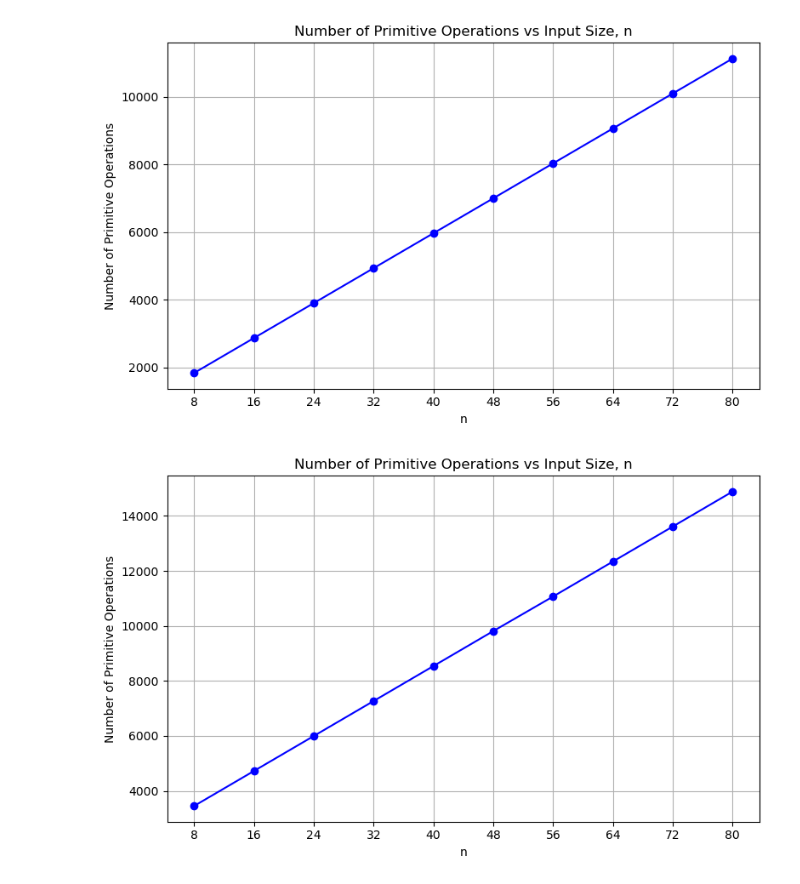
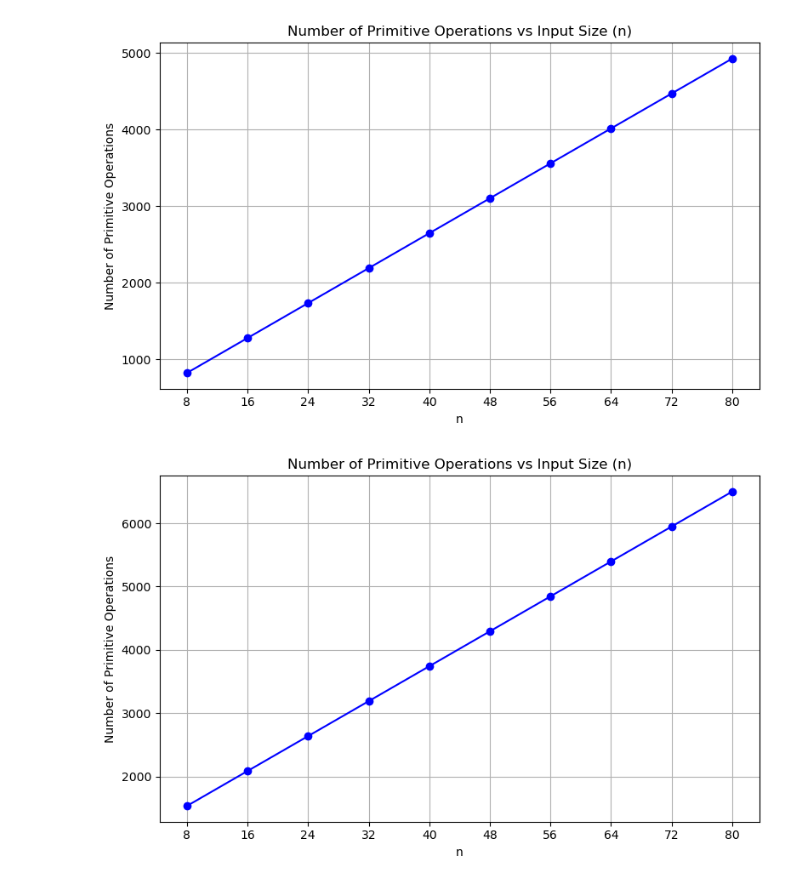
Before and after one commit to Yuan-0210/cpt212-assignment1, a Jupyter notebook: graph.ipynb, the cells around one changed output. Drawn from its saved outputs; the diff is of its cells as text; code cells hidden in the pictures.

Commit message:
done updating the graph

```diff
--- a/graph.ipynb
+++ b/graph.ipynb
@@ -1,16 +1,11 @@
 # %%
-# Graph of Algorithm 1
-
-# n=8, counter=1832; n=16, counter=2866; n=24, counter=3900 , n=32, counter=4932, n=40, counter=5964.
-# n=48. counter=6996 n=56, counter=8028, n=64, counter=9060, , n=72, counter=10092, n=80, counter=11124
-# counter from n=16 to n=24 increases by 1034, the rest has difference of 1032
-
+# Graph of Algorithm 1 (NumberSort.java)
 import matplotlib.pyplot as plt
 import numpy as np
 
 # Define the function representing the number of primitive operations
 def counter(n):
-    return 129 * n + 804
+    return 57 * n + 365
 
 # Generate values for n from 8 to 80, stepping by 8
 n_values = np.arange(8, 81, 8)
@@ -21,7 +16,7 @@ plt.figure(figsize=(8, 5))
 plt.plot(n_values, counter_values, marker='o', linestyle='-', color='b')
 
 # Adding title and labels with updates
-plt.title("Number of Primitive Operations vs Input Size, n")
+plt.title("Number of Primitive Operations vs Input Size (n)")
 plt.xlabel("n")
 plt.ylabel("Number of Primitive Operations")
 
@@ -33,40 +28,35 @@ plt.tight_layout()
 # Display the plot
 plt.show()
 # %% [output]
-[figure, old version]
+[figure, new version]
 # %%
-# Graph of Algorithm 2
-
-# n=8, counter=3454, n=16, counter=4726, n=24, counter=5998, n=32, counter=7270, n=40, counter=8542
-# n=48, counter=9814, n=56, counter=11071, n=64, counter=12343, n=72, counter=13615, n=80, counter=14887
-# counter from n=48 to n=56 increases by 1257, the rest has difference of 1272
-
+# Graph of Algorithm 2 (StringSort.java)
 import matplotlib.pyplot as plt
 import numpy as np
 
 # Define the function representing the number of primitive operations
 def counter(n):
-    return 159 * n + 2182 - 15 * (n // 56)
+    return 69 * n + 981
 
 # Generate values for n from 8 to 80, stepping by 8
 n_values = np.arange(8, 81, 8)
 counter_values = counter(n_values)
 
 # Plotting the graph
 plt.figure(figsize=(8, 5))
 plt.plot(n_values, counter_values, marker='o', linestyle='-', color='b')
 
 # Adding title and labels with updates
-plt.title("Number of Primitive Operations vs Input Size, n")
+plt.title("Number of Primitive Operations vs Input Size (n)")
 plt.xlabel("n")
 plt.ylabel("Number of Primitive Operations")
 
 # Adding grid and setting x-axis ticks for better readability
 plt.grid(True)
 plt.xticks(n_values)
 plt.tight_layout()
 
 # Display the plot
 plt.show()
 # %% [output]
-[figure, old version]
+[figure, new version]
```
Also changed, not shown: 4 other files.
